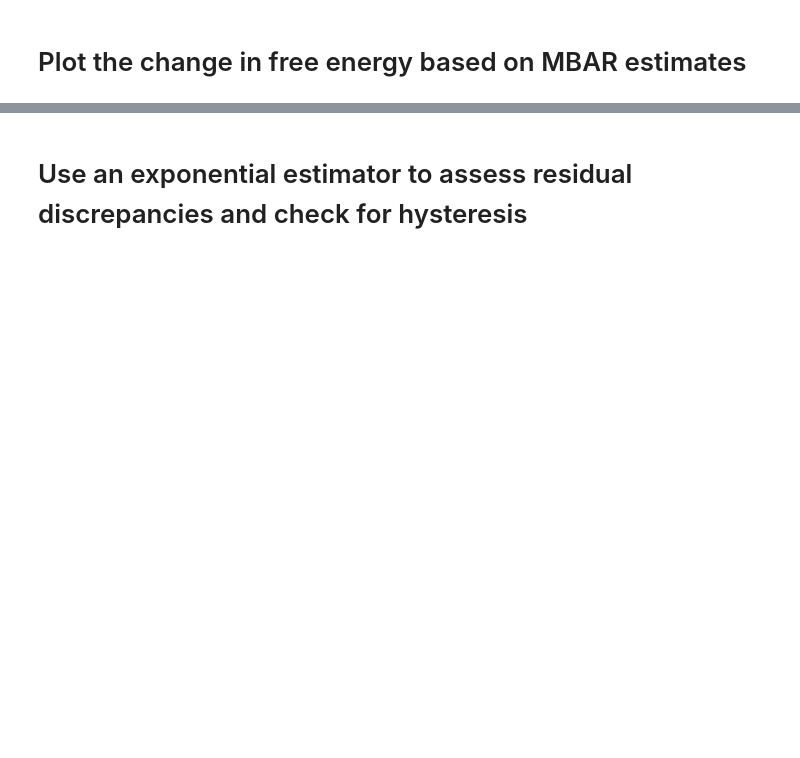
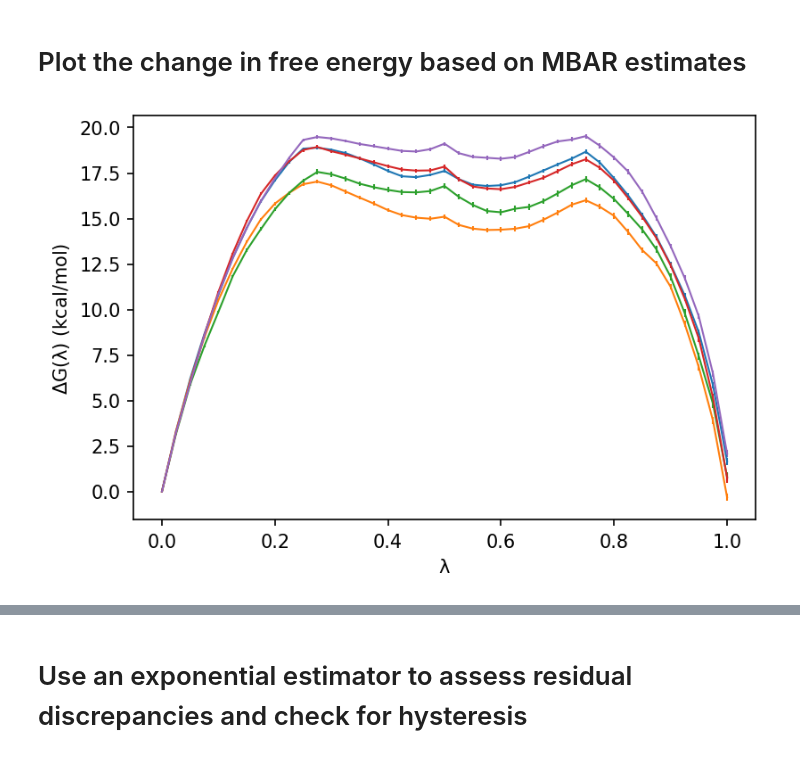
Before and after one commit to BranniganLab/safep, a Jupyter notebook: Batch_Basic.ipynb, the cells around one changed output, grey strips where cells are left out. Cells and saved outputs as stored; diff of their text form; code cells hidden in the pictures; blank space fills up the shorter version.

Commit message:
Draft figures

```diff
--- a/Batch_Basic.ipynb
+++ b/Batch_Basic.ipynb
@@ -14,7 +14,7 @@ SAFEP_parse.py contains all the functions and library calls necessary to run the
 from AFEP_parse import *
 plt.rcParams['figure.dpi'] = 150
 # %%
-def batchProcess(paths, RT):
+def batchProcess(paths, RT, decorrelate):
     u_nks = {}
     affixes = {}
 
@@ -65,8 +65,8 @@ def batchProcess(paths, RT):
 
     return u_nks, cumulative, perWindow, affix
 # %%
-root = '/home/ems363/Documents/ELIC_DCDs_Analyses/PCPG31/'
+root = '/home/ezry/winHome/Documents/ELIC_Data/ELIC/PCPGPE211/'
 pattern = 'PO*fepout'
-prefix= 'POCE_1'
-paths = [f'/home/ems363/Documents/ELIC_DCDs_Analyses/PCPG31/POGE_102/']#glob(root+prefix+'*/')
-header = 'PC:PG 3:1'
+prefix= 'POCE'
+paths = glob(root+prefix+'*/')
+header = 'PC:PG:PE 2:1:1'
@@ -73,8 +81,8 @@ header = 'PC:PG 3:1'
 # %%
 temperature = 303.15
 RT = 0.00198720650096 * temperature # ca. 0.59kcal/mol
-decorrelate = False #Flag for decorrelation of samples
+decorrelate = True #Flag for decorrelation of samples
 detectEQ = False #Flag for automated equilibrium detection
 DiscrepancyFitting = 'LS' #ML = fit PDF of discrepancies with a normal distribution maximum likelihood estimator. LS = fit CDF of discrepancies with a normal distribution least-squares estimator
 # %%
-u_nks, cumulative, perWindow, affix = batchProcess(paths, RT)
+u_nks, cumulative, perWindow, affix = batchProcess(paths, RT, decorrelate)
@@ -94,13 +172,16 @@ cumulative.loc[1, :]
 # %%
 # Cumulative change in kT
 keys = set(cumulative.columns.get_level_values(0))
 for key in keys:
-    plt.errorbar(cumulative.index, cumulative[(key, 'f')], yerr=cumulative[(key, 'errors')], marker='.', label=key)
-    plt.xlabel('lambda')
-    plt.ylabel('DeltaG(lambda) (kT)')
-    plt.legend()
-    plt.title(f'Cumulative dGs for {header}')
-plt.savefig(f"{root}/{prefix}_cumulative_{affix}.png", dpi=600)
+    plt.errorbar(cumulative.index, cumulative[(key, 'f')]*RT, yerr=cumulative[(key, 'errors')]*RT, marker=None, label=key, linewidth=1)
+    plt.xlabel(r'$\rm\lambda$')
+    plt.ylabel(r'$\rm\Delta$G($\rm\lambda$) (kcal/mol)')
+    #plt.legend()
+    #plt.title(fr'Cumulative $\delta$Gs for {header}')
+
+plt.savefig(f"{root}/{prefix}_cumulative_{affix}.pdf")
+# %% [output]
+[figure, added]
 # %%
 # Per-window change in kT
 
```
Also changed, not shown: parts of 15 cells of this notebook, 2 other files.
